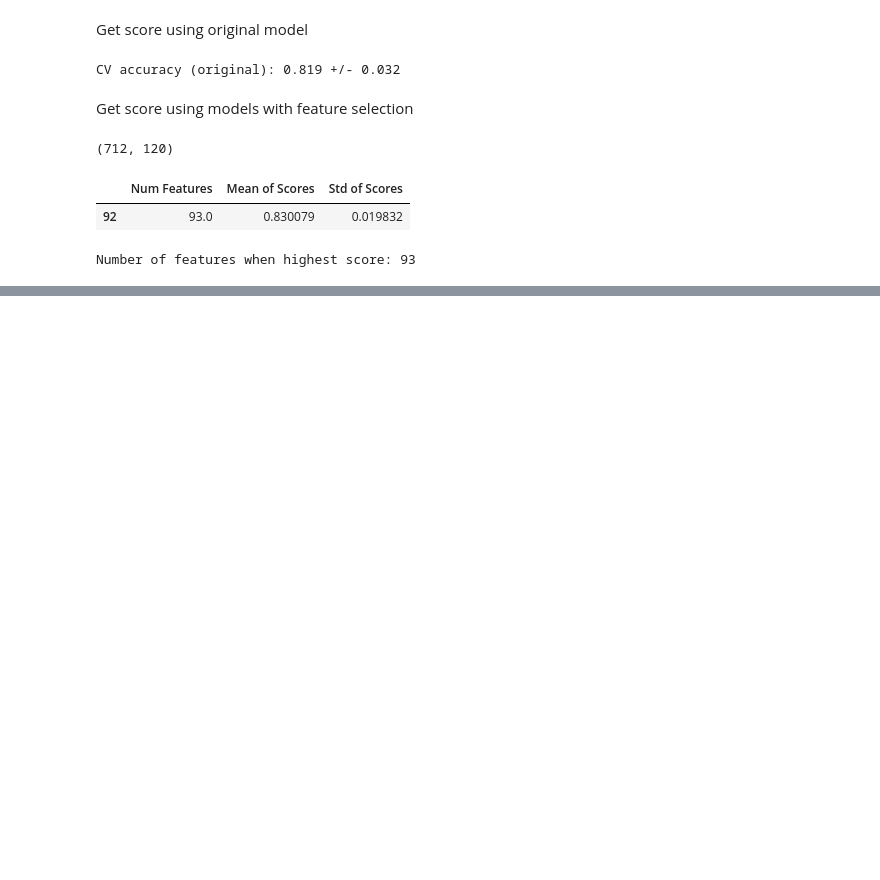
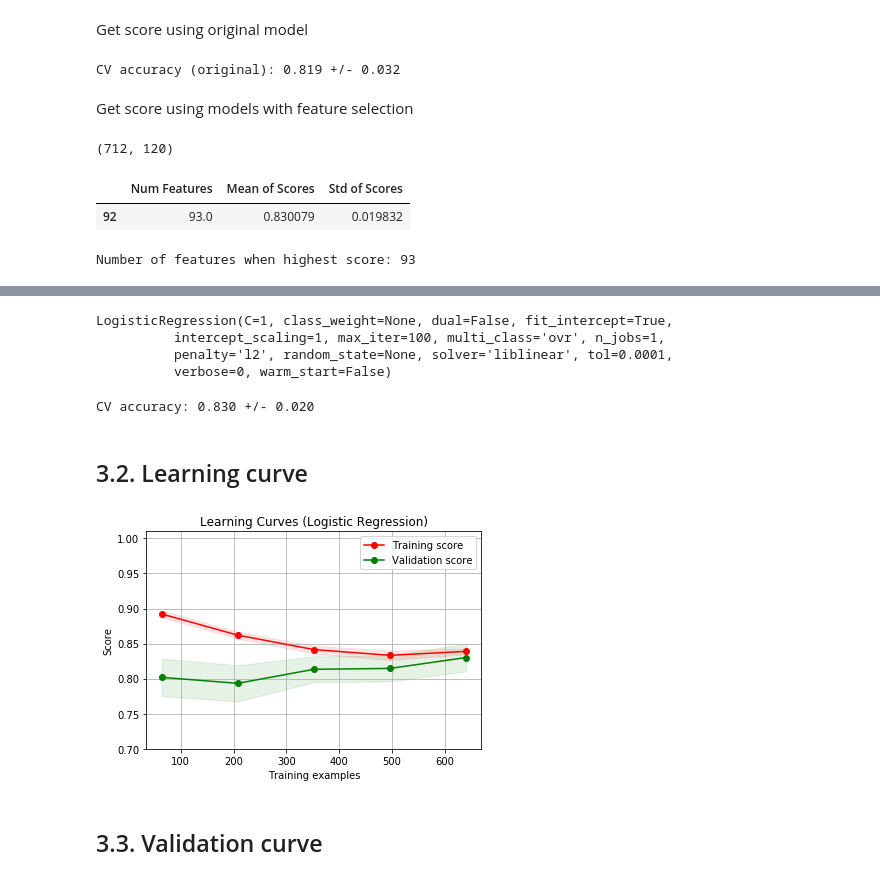
Before and after one commit to galiph/Feature_Engineering, a Jupyter notebook: 01_Titanic_Feature_Engineering.ipynb, the cells around one changed output, grey strips where cells are left out. Cells and saved outputs as stored; diff of their text form; code cells hidden in the pictures; blank space fills up the shorter version.

```diff
--- a/01_Titanic_Feature_Engineering.ipynb
+++ b/01_Titanic_Feature_Engineering.ipynb
@@ -214,0 +221,22 @@ Number of features when highest score: 93
+# %%
+# Select features
+select = SelectKBest(score_func=chi2, k=max_score_k)
+select.fit(X_train_poly, y_train)
+X_train_poly_selected = select.transform(X_train_poly)
+# %%
+# Fit model
+logreg = LogisticRegression(C=1)
+logreg.fit(X_train_poly_selected, y_train)
+# %% [output]
+LogisticRegression(C=1, class_weight=None, dual=False, fit_intercept=True,
+          intercept_scaling=1, max_iter=100, multi_class='ovr', n_jobs=1,
+          penalty='l2', random_state=None, solver='liblinear', tol=0.0001,
+          verbose=0, warm_start=False)
+# %%
+# Model performance
+scores = cross_val_score(logreg, X_train_poly_selected, y_train, cv=10)
+print('CV accuracy: %.3f +/- %.3f' % (np.mean(scores), np.std(scores)))
+# %% [output]
+CV accuracy: 0.830 +/- 0.020
+# %% [markdown]
+## 3.2. Learning curve
@@ -214,0 +245,40 @@ Number of features when highest score: 93
+# %%
+# Plot learning curve
+def plot_learning_curve(estimator, title, X, y, ylim=None, cv=None,
+                        n_jobs=1, train_sizes=np.linspace(.1, 1.0, 5)):
+    plt.figure()
+    plt.title(title)
+    if ylim is not None:
+        plt.ylim(*ylim)
+    plt.xlabel("Training examples")
+    plt.ylabel("Score")
+    train_sizes, train_scores, test_scores = learning_curve(
+        estimator, X, y, cv=cv, n_jobs=n_jobs, train_sizes=train_sizes)
+    train_scores_mean = np.mean(train_scores, axis=1)
+    train_scores_std = np.std(train_scores, axis=1)
+    test_scores_mean = np.mean(test_scores, axis=1)
+    test_scores_std = np.std(test_scores, axis=1)
+    plt.grid()
+
+    plt.fill_between(train_sizes, train_scores_mean - train_scores_std,
+                     train_scores_mean + train_scores_std, alpha=0.1,
+                     color="r")
+    plt.fill_between(train_sizes, test_scores_mean - test_scores_std,
+                     test_scores_mean + test_scores_std, alpha=0.1, color="g")
+    plt.plot(train_sizes, train_scores_mean, 'o-', color="r",
+             label="Training score")
+    plt.plot(train_sizes, test_scores_mean, 'o-', color="g",
+             label="Validation score")
+
+    plt.legend(loc="best")
+    return plt
+# %%
+# Plot learning curves
+title = "Learning Curves (Logistic Regression)"
+cv = 10
+plot_learning_curve(logreg, title, X_train_poly_selected,
+                    y_train, ylim=(0.7, 1.01), cv=cv, n_jobs=1);
+# %% [output]
+[figure, added]
+# %% [markdown]
+## 3.3. Validation curve
```
Also changed, not shown: parts of 9 cells of this notebook.
